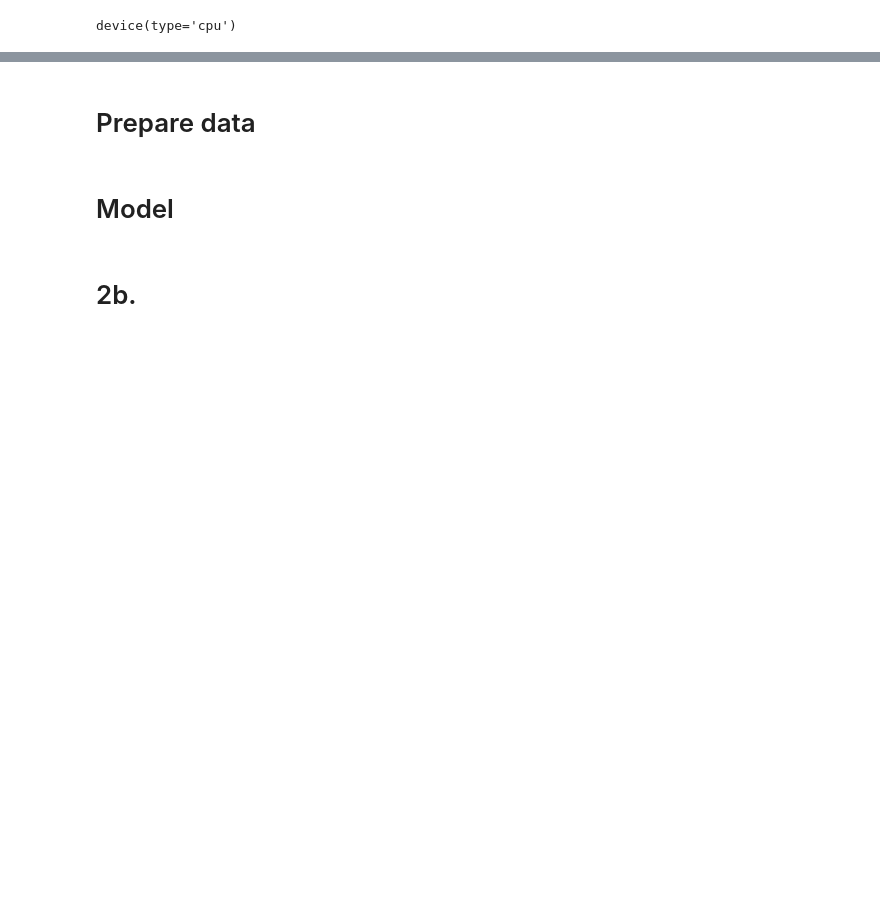
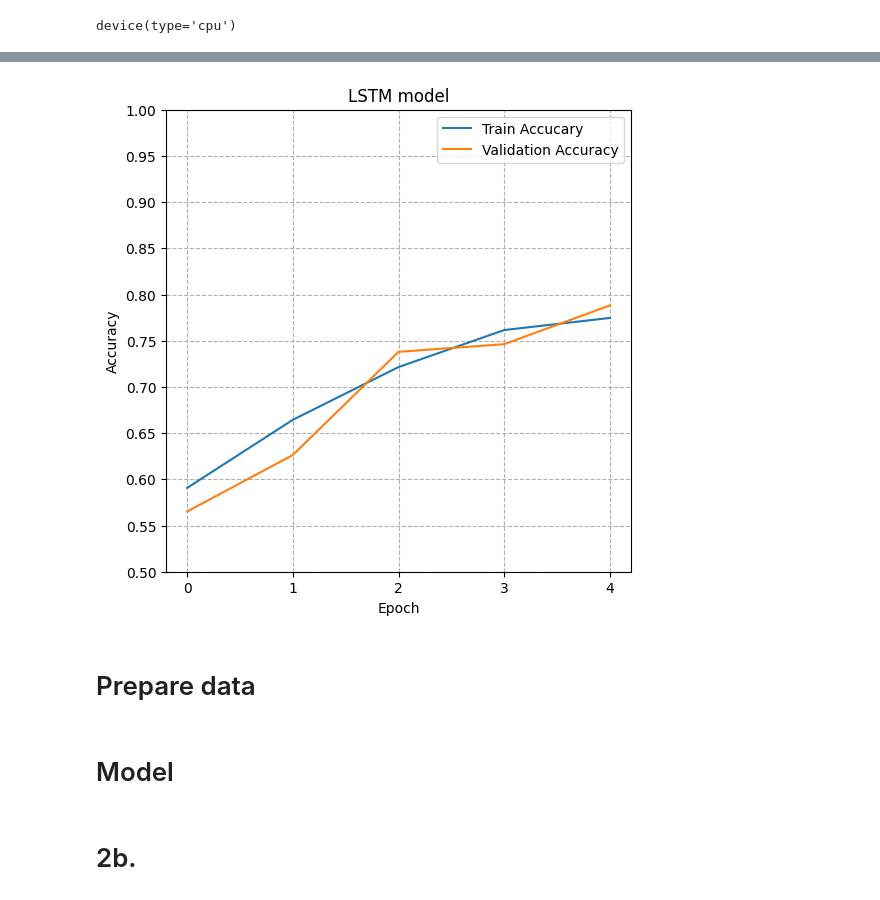
Before and after one commit to RasmusML/nlp_question_answer_project, a Jupyter notebook: 2. Representation Learning.ipynb, the cells around one changed output, grey strips where cells are left out. Saved outputs shown, nothing was run; the diff lists cells and outputs as text; code cells hidden in the pictures; blank space fills up the shorter version.

```diff
--- a/2. Representation Learning.ipynb
+++ b/2. Representation Learning.ipynb
@@ -402,3 +369,21 @@ train_en
+# %%
+fig, ax = plt.subplots(figsize=(6,6))
+ax.grid(linestyle="--")
+ax.set_title("LSTM model")
+ax.set_ylabel("Accuracy")
+ax.set_xlabel("Epoch")
+
+epoch_range = np.arange(n_epochs, step=1)
+ax.plot(epoch_range, train_accuracies)
+ax.plot(epoch_range, test_accuracies)
+ax.legend(['Train Accuracy','Validation Accuracy'])
+ax.set_xlabel('Epoch')
+ax.set_ylabel('Accuracy')
+
+ax.set_yticks(np.linspace(0.5, 1, 11))
+ax.set_xticks(epoch_range);
+# %% [output]
+[figure, added]
 # %% [markdown]
 # Prepare data
 # %% [markdown]
```
Also changed, not shown: parts of 23 cells of this notebook, 1 other file.
